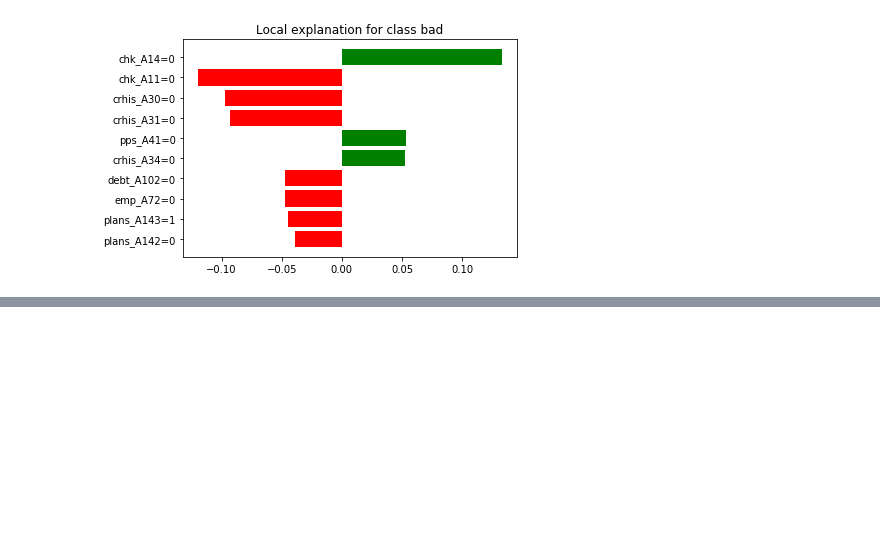
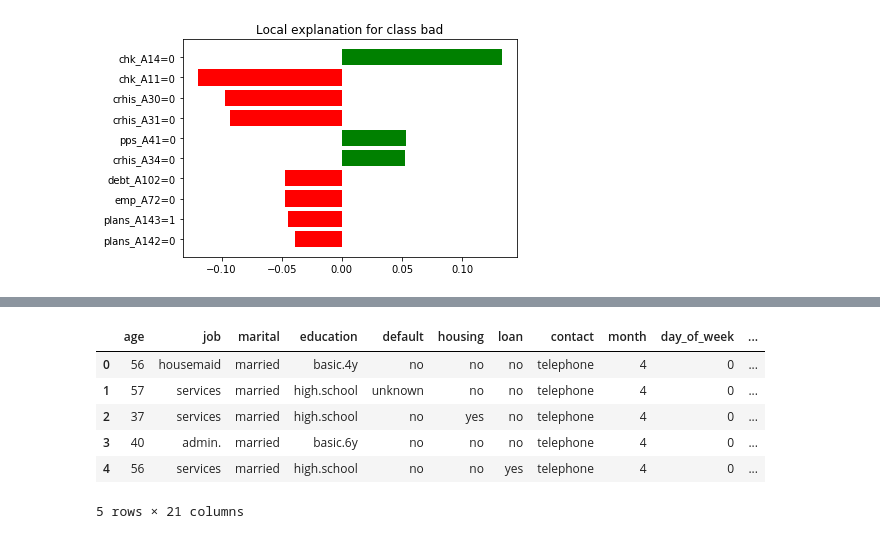
Before and after one commit to julianhatwell/interpret_basics2, a Jupyter notebook: Explanations of german 2 data set.ipynb, the cells around one changed output, grey strips where cells are left out. Drawn from its saved outputs; the diff is of its cells as text; code cells hidden in the pictures; blank space fills up the shorter version.

```diff
--- a/Explanations of german 2 data set.ipynb
+++ b/Explanations of german 2 data set.ipynb
@@ -569,0 +876,22 @@ exp.show_in_notebook()
+# %%
+import numpy as np
+import pandas as pd
+random_state = 123
+bankmark = pd.read_csv('data_source_files\\bank-additional-full.csv', sep=';', low_memory=False)
+
+dt = [str(t).replace('64', '16') if str(t) != 'object' else str(t) for t in bankmark.dtypes.values]
+nm = [c for c in bankmark.columns]
+vtypes = {n : np.dtype(d) for d, n in zip(dt, nm)}
+
+# import again with good vartypes
+bankmark = pd.read_csv('data_source_files\\bank-additional-full.csv', sep=';', dtype=var_types, low_memory=False)
+bankmark.day_of_week = bankmark.day_of_week.replace({'mon': 0, 'tue': 1, 'wed': 2, 'thu': 3, 'fri': 4})
+bankmark.month = bankmark.month.replace({'jan': 0, 'feb': 1, 'mar': 2, 'apr': 3, 'may': 4, 'jun': 5, 'jul': 6, 'aug': 7, 'sep': 8, 'oct': 9, 'nov': 10, 'dec': 11})
+
+# save
+bankmark.to_csv('forest_surveyor\\datafiles\\bankmark.csv.gz', index=False, compression='gzip')
+
+# create small set that is easier to play with on a laptop
+samp = bankmark.sample(frac=0.05, random_state=random_state).reset_index()
+samp.drop(labels='index', axis=1, inplace=True)
+samp.to_csv('forest_surveyor\\datafiles\\bankmark_samp.csv.gz', index=False, compression='gzip')
@@ -569,0 +966,10 @@ exp.show_in_notebook()
+# %%
+bankmark.head()
+# %% [output]
+|  | age | job | marital | education | default | housing | loan | contact | month | day_of_week | ... |
+| 0 | 56 | housemaid | married | basic.4y | no | no | no | telephone | 4 | 0 | ... |
+| 1 | 57 | services | married | high.school | unknown | no | no | telephone | 4 | 0 | ... |
+| 2 | 37 | services | married | high.school | no | yes | no | telephone | 4 | 0 | ... |
+| 3 | 40 | admin. | married | basic.6y | no | no | no | telephone | 4 | 0 | ... |
+| 4 | 56 | services | married | high.school | no | no | yes | telephone | 4 | 0 | ... |
+5 rows × 21 columns
```
Also changed, not shown: parts of 41 cells of this notebook, 35 other files.
